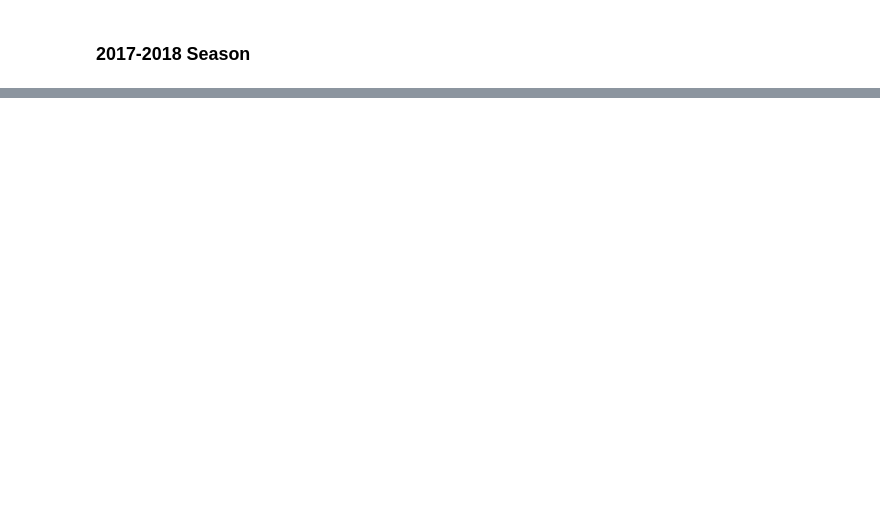
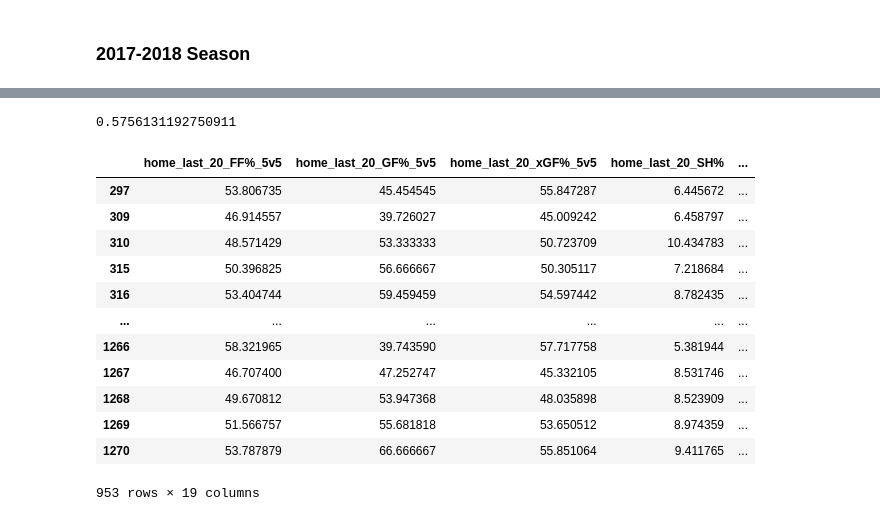
Before and after one commit to gschwaeb/NHL_Game_Prediction, a Jupyter notebook: data_collecting_but_cleaner.ipynb, the cells around one changed output, grey strips where cells are left out. Cells and saved outputs as stored; diff of their text form; code cells hidden in the pictures; blank space fills up the shorter version.

```diff
--- a/data_collecting_but_cleaner.ipynb
+++ b/data_collecting_but_cleaner.ipynb
@@ -181,0 +303,2 @@ test = test.merge(tf[feature_columns].add_prefix('away_'), left_on = 'Away_Team_
+# %%
+df_20172018 = merge_starters_and_features(results, starters , features, feature_columns)
@@ -181,0 +362,2 @@ test = test.merge(tf[feature_columns].add_prefix('away_'), left_on = 'Away_Team_
+# %%
+model_df = df_20172018.dropna()
@@ -181,0 +427,12 @@ test = test.merge(tf[feature_columns].add_prefix('away_'), left_on = 'Away_Team_
+# %%
+features = ['home_last_20_FF%_5v5', 'home_last_20_GF%_5v5', 'home_last_20_xGF%_5v5',
+       'home_last_20_SH%', 'home_last20_pp_TOI_per_game',
+       'home_last20_xGF_per_min_pp', 'home_last20_pk_TOI_per_game',
+       'home_last20_xGA_per_min_pk', 'home_B2B',
+       'away_last_20_FF%_5v5', 'away_last_20_GF%_5v5', 'away_last_20_xGF%_5v5',
+       'away_last_20_SH%', 'away_last20_pp_TOI_per_game',
+       'away_last20_xGF_per_min_pp', 'away_last20_pk_TOI_per_game',
+       'away_last20_xGA_per_min_pk', 'away_B2B']
+# %%
+X = model_df[features]
+y = model_df['Home_Team_Won']
@@ -181,0 +443,20 @@ test = test.merge(tf[feature_columns].add_prefix('away_'), left_on = 'Away_Team_
+# %%
+cross_val_score(pipeline, X_train, y_train, cv=5, scoring = 'accuracy').mean()
+# %% [output]
+0.5756131192750911
+# %%
+X
+# %% [output]
+|  | home_last_20_FF%_5v5 | home_last_20_GF%_5v5 | home_last_20_xGF%_5v5 | home_last_20_SH% | ... |
+| 297 | 53.806735 | 45.454545 | 55.847287 | 6.445672 | ... |
+| 309 | 46.914557 | 39.726027 | 45.009242 | 6.458797 | ... |
+| 310 | 48.571429 | 53.333333 | 50.723709 | 10.434783 | ... |
+| 315 | 50.396825 | 56.666667 | 50.305117 | 7.218684 | ... |
+| 316 | 53.404744 | 59.459459 | 54.597442 | 8.782435 | ... |
+| ... | ... | ... | ... | ... | ... |
+| 1266 | 58.321965 | 39.743590 | 57.717758 | 5.381944 | ... |
+| 1267 | 46.707400 | 47.252747 | 45.332105 | 8.531746 | ... |
+| 1268 | 49.670812 | 53.947368 | 48.035898 | 8.523909 | ... |
+| 1269 | 51.566757 | 55.681818 | 53.650512 | 8.974359 | ... |
+| 1270 | 53.787879 | 66.666667 | 55.851064 | 9.411765 | ... |
+953 rows × 19 columns
```
Also changed, not shown: parts of 25 cells of this notebook.
